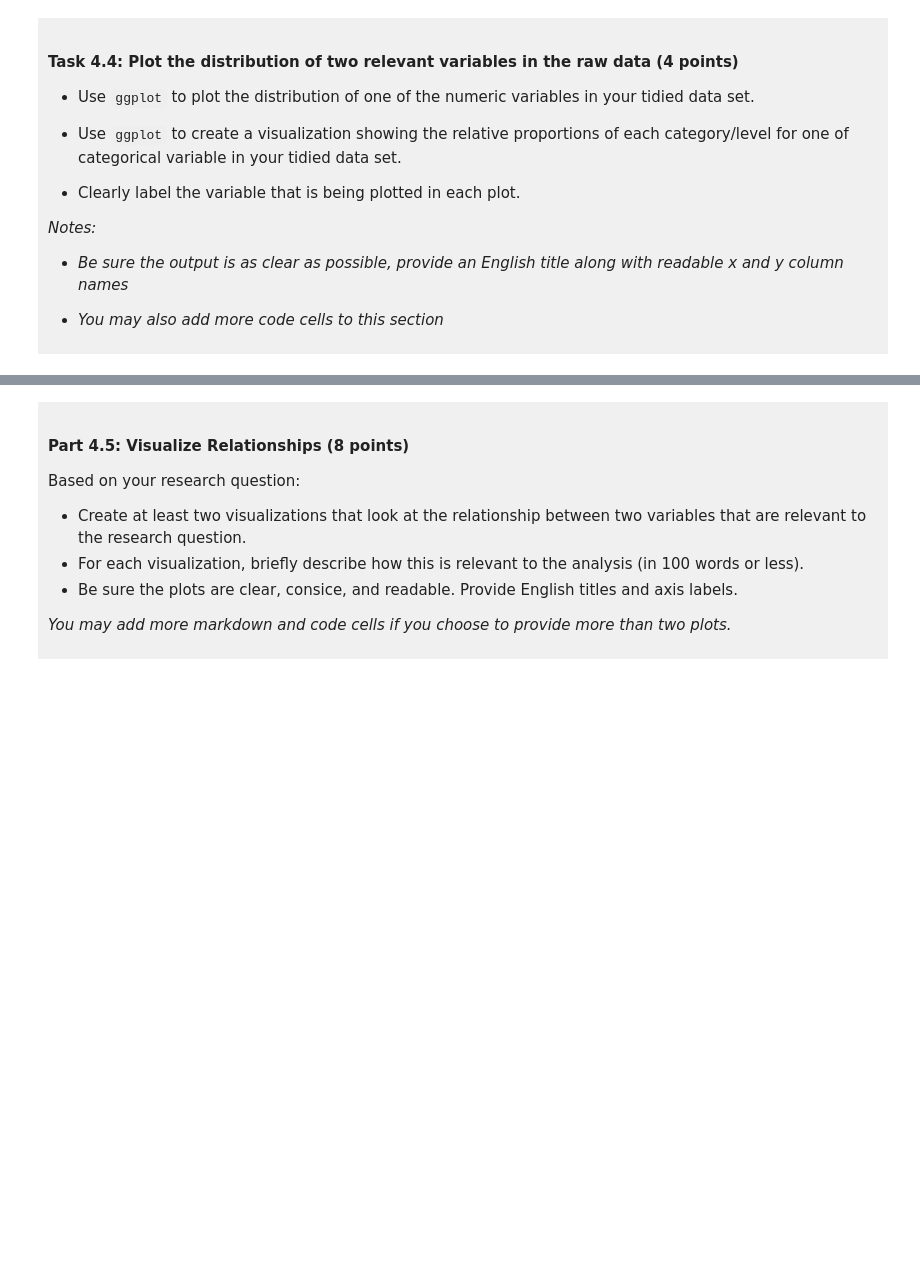
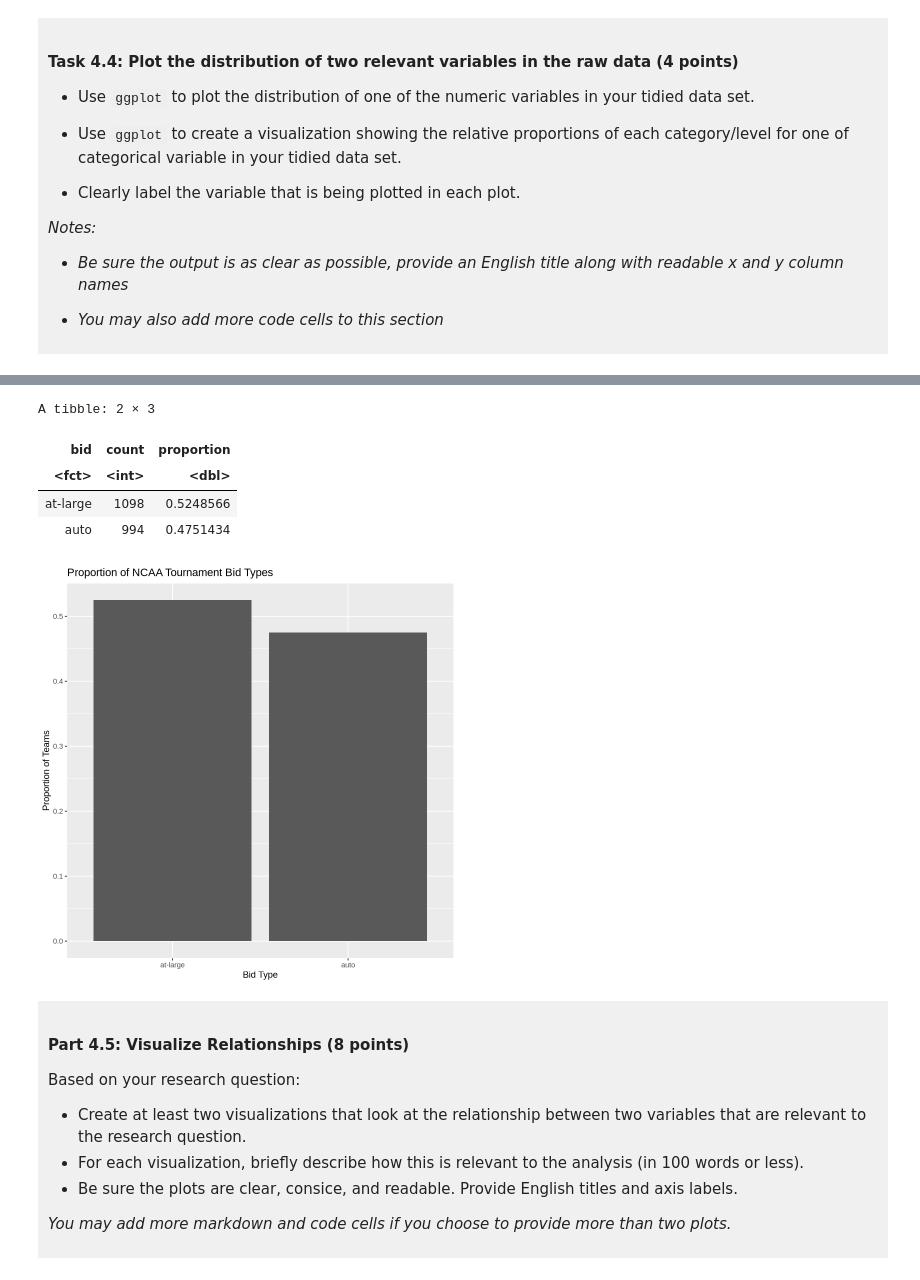
Before and after one commit to kate-choi-2007/DSCI-100-project-kate, a Jupyter notebook: dsci-100-project-notebook.ipynb, the cells around one changed output, grey strips where cells are left out. Cells and saved outputs as stored; diff of their text form; code cells hidden in the pictures; blank space fills up the shorter version.

```diff
--- a/dsci-100-project-notebook.ipynb
+++ b/dsci-100-project-notebook.ipynb
@@ -310,5 +372,22 @@ You will refine your research question (if needed) and produce a tidy data set.
 # %%
-### EDIT THIS CODE CELL FOR PLOT 2 ###
+ncaa_bid_proportion<- ncaa_tidy|>
+group_by(bid)|>
+summarize(count=n())|>
+mutate(proportion=count/sum(count))
+
+ncaa_bid_proportion|>
+ggplot(aes(x=bid, y=proportion))+
+geom_bar(stat="identity")+
+labs(x="Bid Type", y= "Proportion of Teams", title= "Proportion of NCAA Tournament Bid Types")
+
+ncaa_bid_proportion
+# %% [output]
+A tibble: 2 × 3
+| bid | count | proportion |
+| <fct> | <int> | <dbl> |
+| at-large | 1098 | 0.5248566 |
+| auto | 994 | 0.4751434 |
+[figure, added]
 # %% [markdown]
 <div style="background-color: #f0f0f0; padding: 10px;">
 
```
Also changed, not shown: parts of 12 cells of this notebook.
